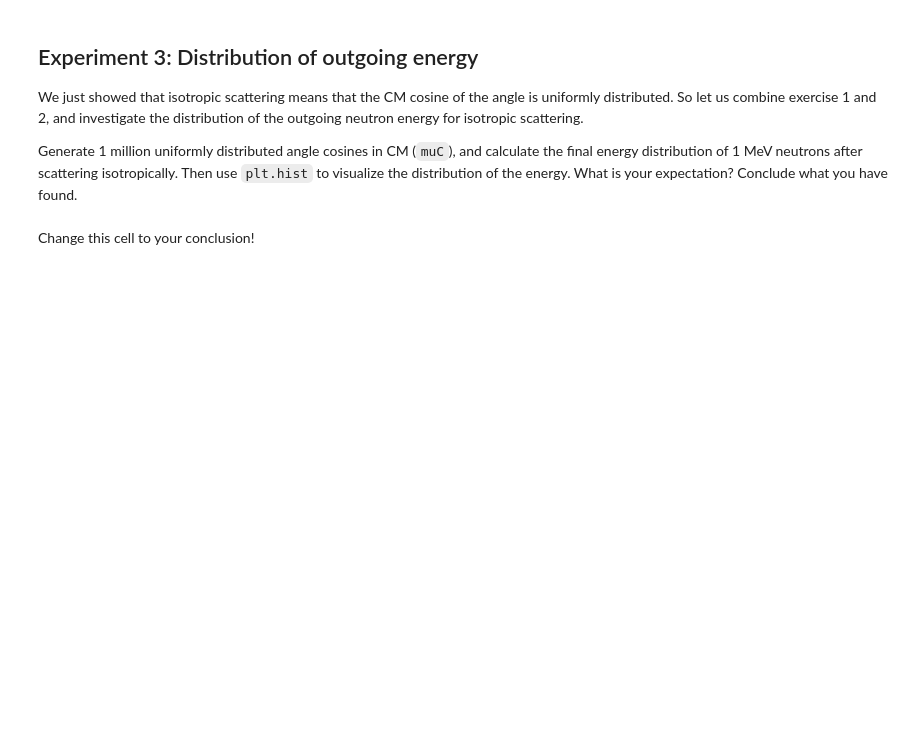
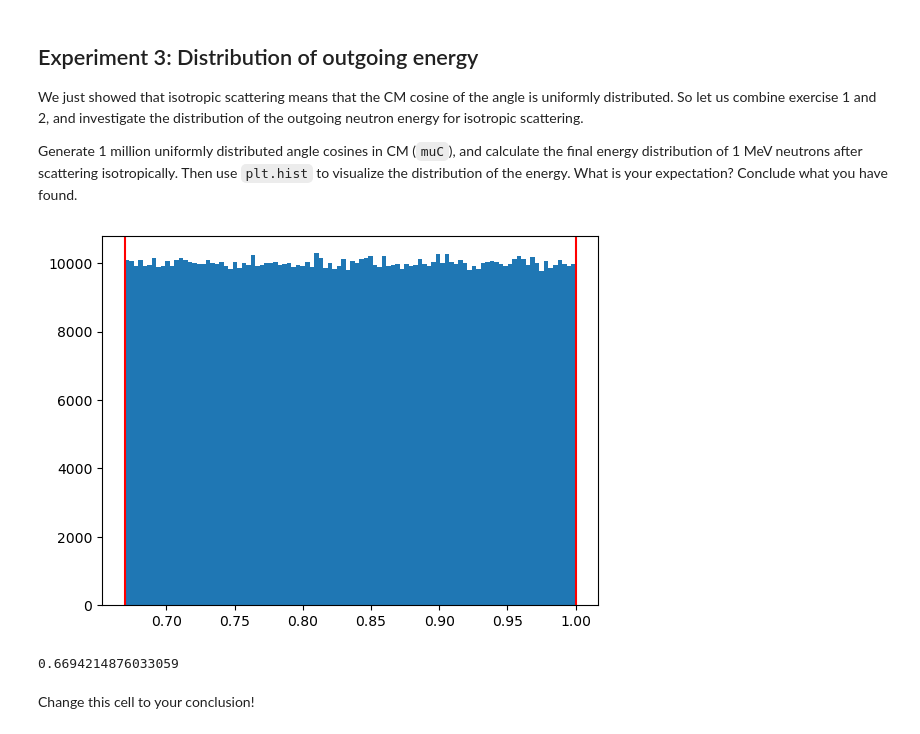
Before and after one commit to jeppeppej/RFP, a Jupyter notebook: Datalabs/Datalab04/4-Scattering_MCintro.ipynb, the cells around one changed output. Saved outputs shown, nothing was run; the diff lists cells and outputs as text; code cells hidden in the pictures; blank space fills up the shorter version.

```diff
--- a/Datalabs/Datalab04/4-Scattering_MCintro.ipynb
+++ b/Datalabs/Datalab04/4-Scattering_MCintro.ipynb
@@ -49,7 +49,7 @@ import matplotlib.pyplot as plt
 As=np.arange(10,151,10) #Feel free to add more
 thetas=np.linspace(0,360,361) #Remove the first comment!
 
-def alpha(A):
+def alphaFunc(A):
     return ((A-1)/(A+1))**2
 
 def EoverE(alpha,theta):
@@ -155,19 +155,25 @@ Generate 1 million uniformly distributed angle cosines in CM (`muC`), and  calcu
 # %%
 A=10 #You can change this to study other target nuclides
 Ei=1 #MeV
-Nsample=1e6 #Number of angles to sample
+Nsample=int(1e6) #Number of angles to sample
 
-alpha=alpha(A)# Finish the line
+alpha = alphaFunc(A)
 muC=np.random.uniform(-1,1,Nsample)#Complete the line
 Ef=EoverEcos(alpha,muC)#Final energy from muC, Ei, alpha. Note: muC is already the cosine!
 
 #Here we create a histogram with 100 bins
 Nbin=100
 plt.figure()
 plt.hist(Ef,Nbin)
 plt.axvline(Ei,color='r') #adds vertical line at Ei
 plt.axvline(alpha*Ei,color='r')
 plt.show()
+# %% [output]
+[figure, added]
+# %%
+alpha*Ei
+# %% [output]
+0.6694214876033059
 # %% [markdown]
 Change this cell to your conclusion!
 # %% [markdown]
```
Also changed, not shown: parts of 3 cells of this notebook, 1 other file.
